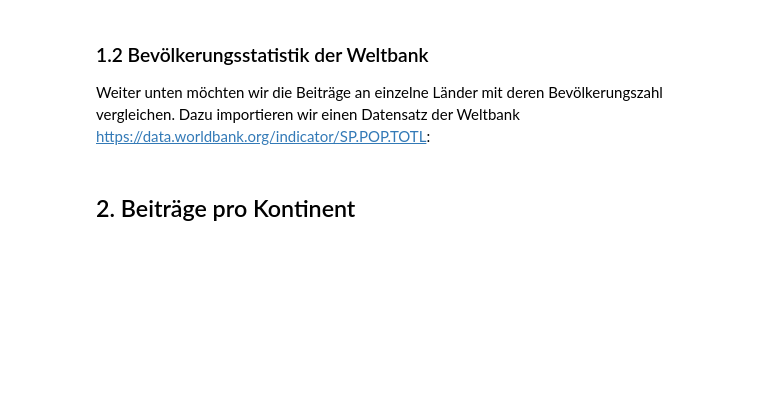
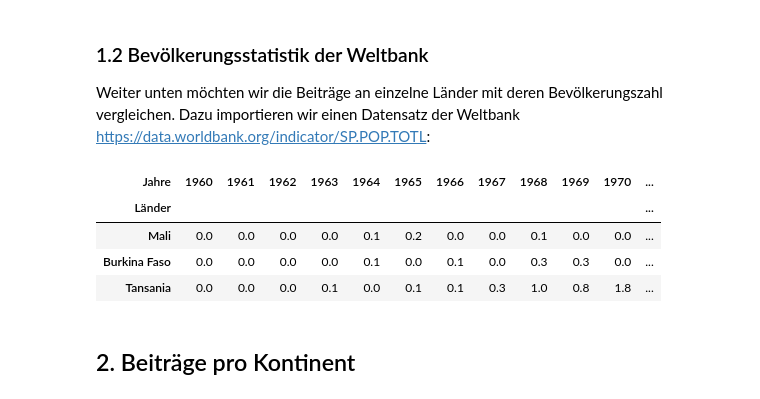
Before and after one commit to metroxylon/explorations, a Jupyter notebook: APD/APD.ipynb, the cells around one changed output. Drawn from its saved outputs; the diff is of its cells as text; code cells hidden in the pictures; blank space fills up the shorter version.

```diff
--- a/APD/APD.ipynb
+++ b/APD/APD.ipynb
@@ -125,17 +126,31 @@ from country_codes import country_codes
 # %%
 metadata['Bev 2016'] = np.zeros(len(metadata.index.tolist()))
 population = []
+iso3 = []
 
 for country in metadata.index:
     if country in country_codes:
         code = country_codes[country]
         population.append(pop.loc[code]['2016'])
+        iso3.append(code)
     else:
         print(country)
 
+metadata['ISO3'] = iso3
 metadata['Bev 2016'] = population
 # Keine Bevölkerungsdaten gibt es für Eritrea von 2016. Füge den letzen verfügbaren Wert von 2011 ein.
 metadata.at['Eritrea', 'Bev 2016'] = 4474690
+# %%
+apd_csv = apd.copy()
+apd_csv["ISO3"] = iso3
+apd_csv.to_csv(path_or_buf="data/apd.csv")
+apd_csv.head(3)
+# %% [output]
+| Jahre | 1960 | 1961 | 1962 | 1963 | 1964 | 1965 | 1966 | 1967 | 1968 | 1969 | 1970 | ... |
+| Länder |  |  |  |  |  |  |  |  |  |  |  | ... |
+| Mali | 0.0 | 0.0 | 0.0 | 0.0 | 0.1 | 0.2 | 0.0 | 0.0 | 0.1 | 0.0 | 0.0 | ... |
+| Burkina Faso | 0.0 | 0.0 | 0.0 | 0.0 | 0.1 | 0.0 | 0.1 | 0.0 | 0.3 | 0.3 | 0.0 | ... |
+| Tansania | 0.0 | 0.0 | 0.0 | 0.1 | 0.0 | 0.1 | 0.1 | 0.3 | 1.0 | 0.8 | 1.8 | ... |
 # %% [markdown]
 ## 2. Beiträge pro Kontinent <a class="anchor" id="beiträge-pro-kontinent"></a>
 # %%
```
Also changed, not shown: parts of 3 cells of this notebook, 4 other files.
